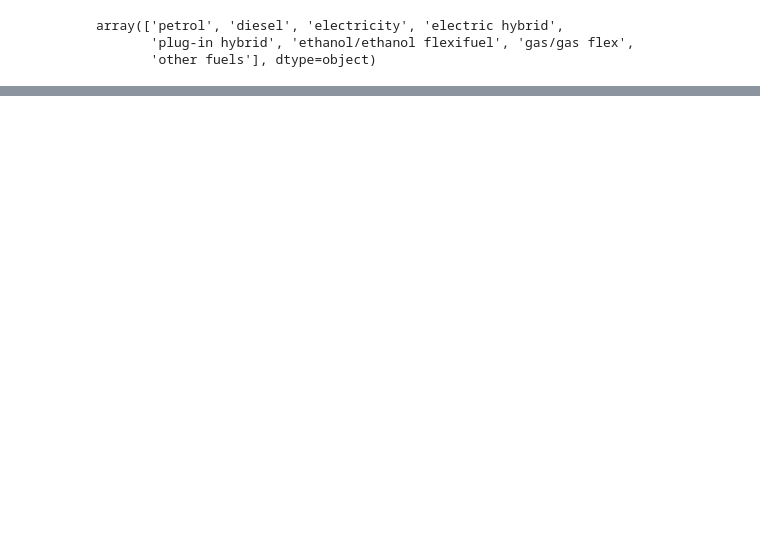
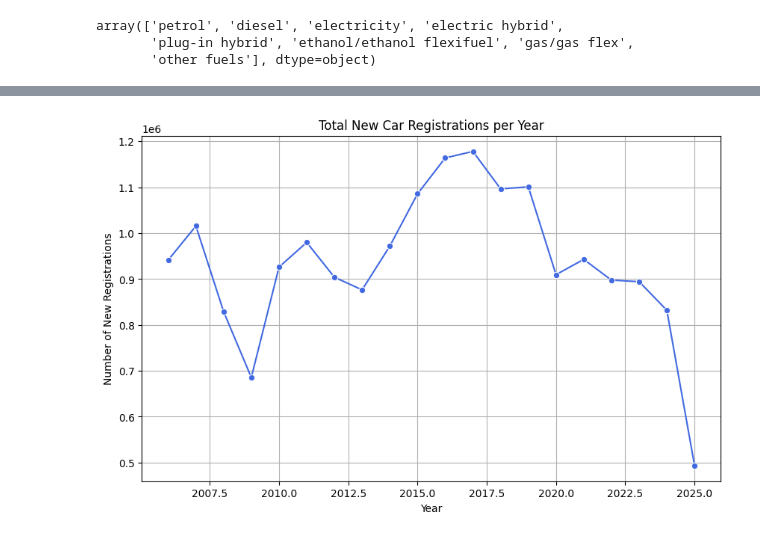
Before and after one commit to Magesh-Babu/Electrification_of_Swedish_Cars, a Jupyter notebook: exploratory_analysis/car_data_exploratory_analysis.ipynb, the cells around one changed output, grey strips where cells are left out. Drawn from its saved outputs; the diff is of its cells as text; code cells hidden in the pictures; blank space fills up the shorter version.

Commit message:
car_data_EDA_basic_done

```diff
--- a/exploratory_analysis/car_data_exploratory_analysis.ipynb
+++ b/exploratory_analysis/car_data_exploratory_analysis.ipynb
@@ -41,8 +76,3 @@ df['FuelType'].unique()
 array(['petrol', 'diesel', 'electricity', 'electric hybrid',
        'plug-in hybrid', 'ethanol/ethanol flexifuel', 'gas/gas flex',
        'other fuels'], dtype=object)
-# %%
-df[['Year', 'Month']] = df['YearMonth'].str.split('M', expand=True)
-# Convert 'year' and 'month' columns to integer type
-df['Year'] = df['Year'].astype(int)
-df['Month'] = df['Month'].astype(int)
@@ -96,0 +122,13 @@ ax.legend(loc='upper left')
+# %%
+# Group and plot
+yearly_registrations = df.groupby('year')['num_of_new_registrations'].sum().reset_index()
+
+plt.figure(figsize=(10,6))
+sns.lineplot(data=yearly_registrations, x="year", y="num_of_new_registrations", marker="o", color="royalblue")
+plt.title("Total New Car Registrations per Year")
+plt.xlabel("Year")
+plt.ylabel("Number of New Registrations")
+plt.grid(True)
+plt.show()
+# %% [output]
+[figure, added]
```
Also changed, not shown: parts of 24 cells of this notebook, 1 other file.
